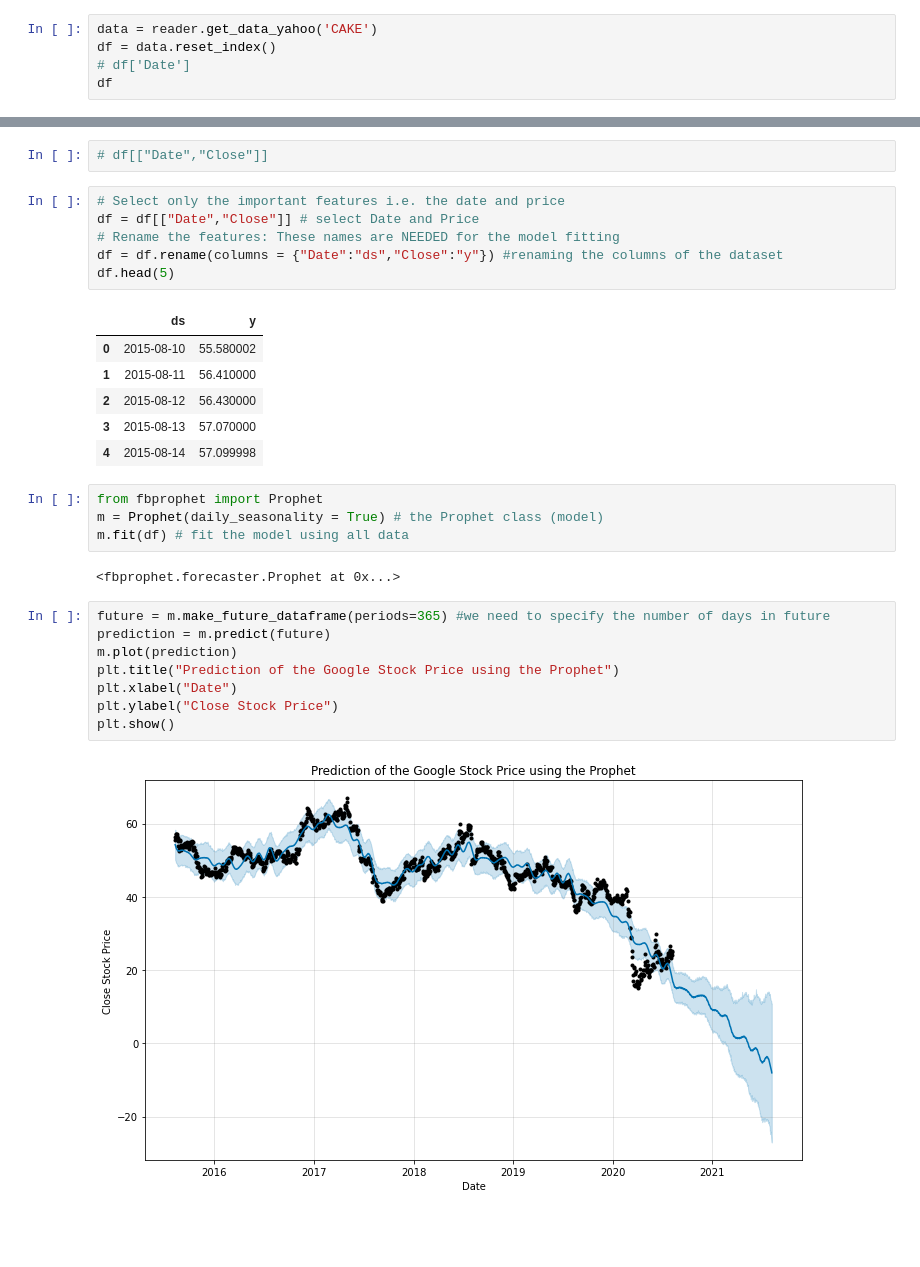
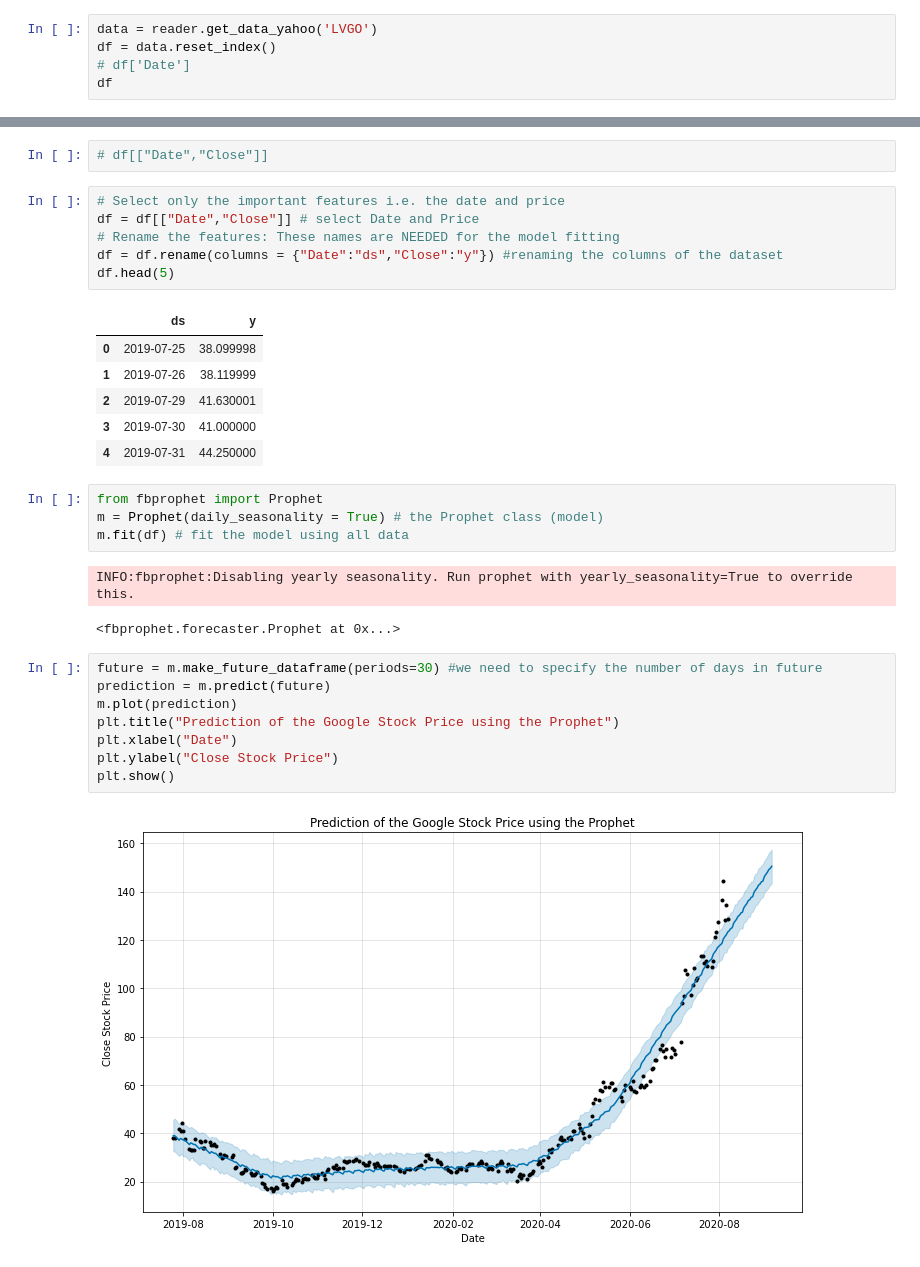
Before and after one commit to Andre-Williams22/Time-Series-Analysis, a Jupyter notebook: New Prophet Evaluation .ipynb, the cells around one changed output, grey strips where cells are left out. Saved outputs shown, nothing was run; the diff lists cells and outputs as text; blank space fills up the shorter version.

```diff
--- a/New Prophet Evaluation .ipynb
+++ b/New Prophet Evaluation .ipynb
@@ -4,7 +4,7 @@ import numpy as np
 import matplotlib.pyplot as plt
 import pandas_datareader.data as reader
 # %%
-data = reader.get_data_yahoo('CAKE')
+data = reader.get_data_yahoo('LVGO')
 df = data.reset_index()
 # df['Date']
 df
@@ -32,27 +32,28 @@ df = df.rename(columns = {"Date":"ds","Close":"y"}) #renaming the columns of the
 df.head(5)
 # %% [output]
 |  | ds | y |
-| 0 | 2015-08-10 | 55.580002 |
-| 1 | 2015-08-11 | 56.410000 |
-| 2 | 2015-08-12 | 56.430000 |
-| 3 | 2015-08-13 | 57.070000 |
-| 4 | 2015-08-14 | 57.099998 |
+| 0 | 2019-07-25 | 38.099998 |
+| 1 | 2019-07-26 | 38.119999 |
+| 2 | 2019-07-29 | 41.630001 |
+| 3 | 2019-07-30 | 41.000000 |
+| 4 | 2019-07-31 | 44.250000 |
 # %%
 from fbprophet import Prophet
 m = Prophet(daily_seasonality = True) # the Prophet class (model)
 m.fit(df) # fit the model using all data
 # %% [output]
-<fbprophet.forecaster.Prophet at 0x...>
+INFO:fbprophet:Disabling yearly seasonality. Run prophet with yearly_seasonality=True to override this.
+<fbprophet.forecaster.Prophet at 0x...>
 # %%
-future = m.make_future_dataframe(periods=365) #we need to specify the number of days in future
+future = m.make_future_dataframe(periods=30) #we need to specify the number of days in future
 prediction = m.predict(future)
 m.plot(prediction)
 plt.title("Prediction of the Google Stock Price using the Prophet")
 plt.xlabel("Date")
 plt.ylabel("Close Stock Price")
 plt.show()
 # %% [output]
-[figure, old version]
+[figure, new version]
 # %%
 m.plot_components(prediction)
 plt.show()
```
Also changed, not shown: parts of 2 cells of this notebook, 1 other file.
